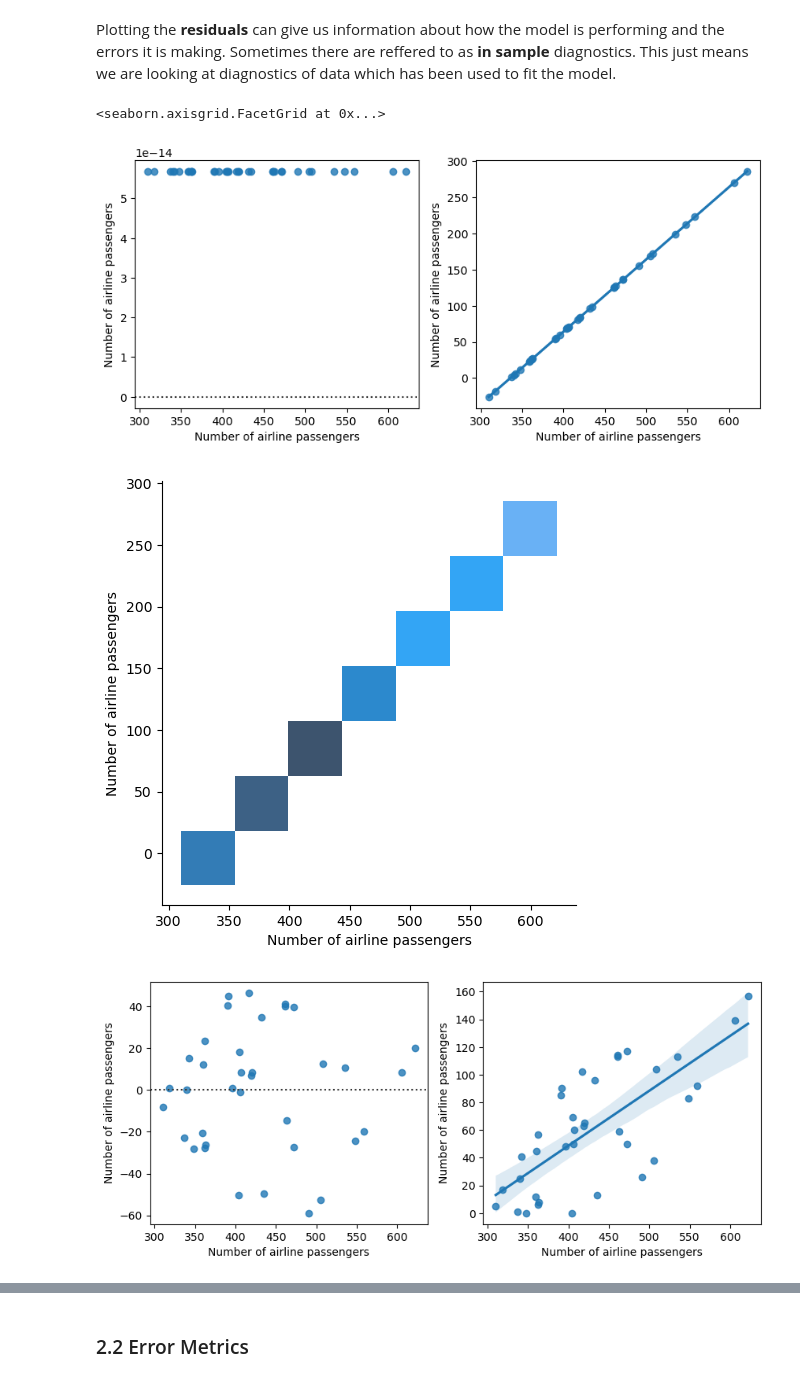
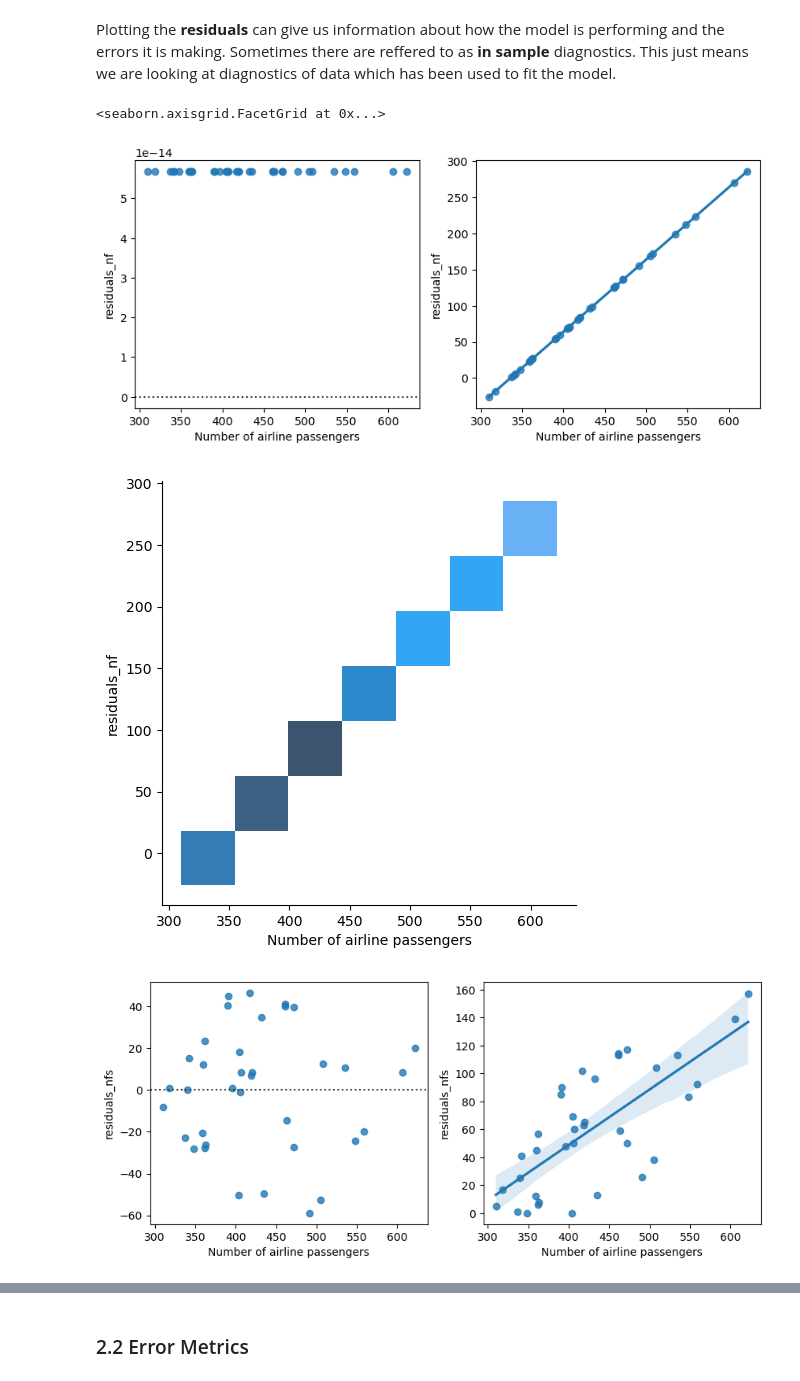
Before and after one commit to thomasmari/DataS3PG, a Jupyter notebook: module/11. ML/6. ML6/notebooks/NB2_Time_Series_Forecasts.ipynb, the cells around one changed output, grey strips where cells are left out. Saved outputs shown, nothing was run; the diff lists cells and outputs as text; code cells hidden in the pictures.

```diff
--- a/module/11. ML/6. ML6/notebooks/NB2_Time_Series_Forecasts.ipynb
+++ b/module/11. ML/6. ML6/notebooks/NB2_Time_Series_Forecasts.ipynb
@@ -190,17 +190,18 @@ Plotting the **residuals** can give us information about how the model is perfor
 # %%
 from seaborn import displot, regplot, residplot
 # Your code here
 fig,axes=plt.subplots(1,2,figsize=(10,4))
 res_nf,res_nfs = test-nf_pred,test-nfs_pred
+res_nf.name, res_nfs.name = "residuals_nf","residuals_nfs"
 residplot(x=test,y=res_nf,ax=axes[0])
 regplot(x=test,y=res_nf,ax=axes[1])
 displot(x=test,y=res_nf)
 fig,axes=plt.subplots(1,2,figsize=(10,4))
 residplot(x=test,y=res_nfs, ax=axes[0])
 regplot(x=test,y=res_nfs,ax=axes[1])
 displot(x=test,y=res_nfs)
 # %% [output]
 <seaborn.axisgrid.FacetGrid at 0x...>
-[figure, old version]
+[figure, new version]
-[figure, old version]
+[figure, new version]
-[figure, old version]
+[figure, new version]
```
Also changed, not shown: parts of 27 cells of this notebook, 1 other file.
